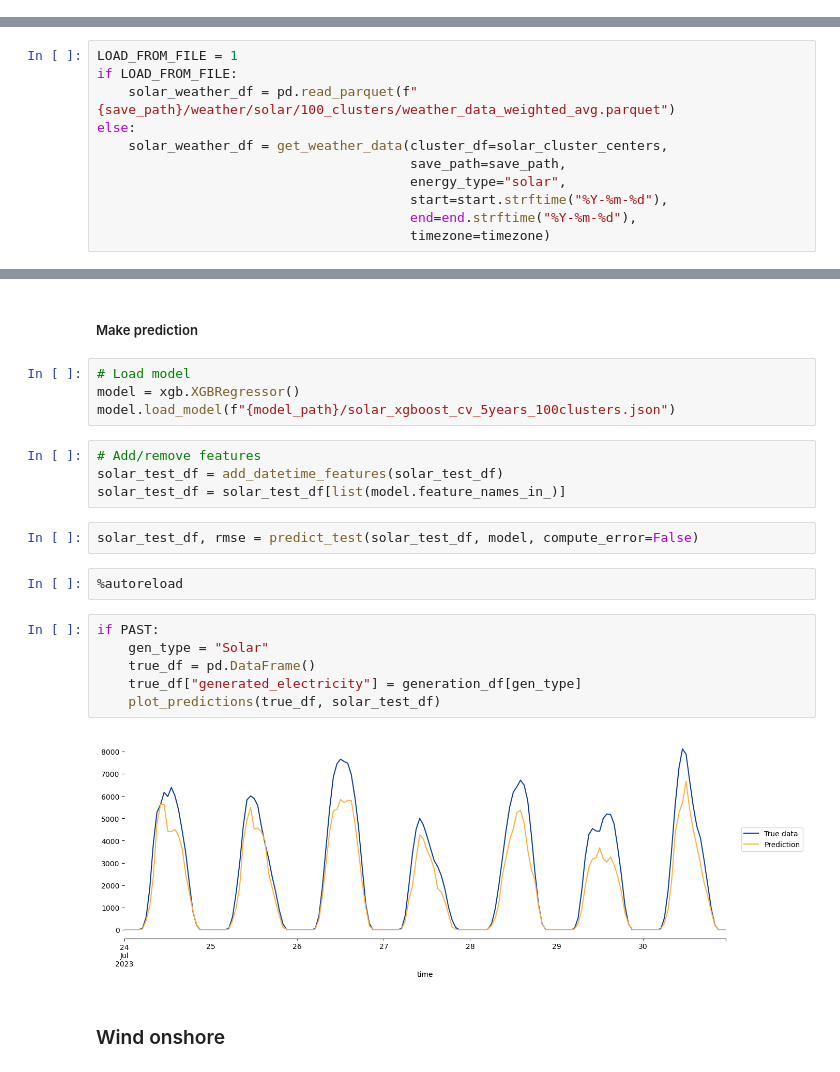
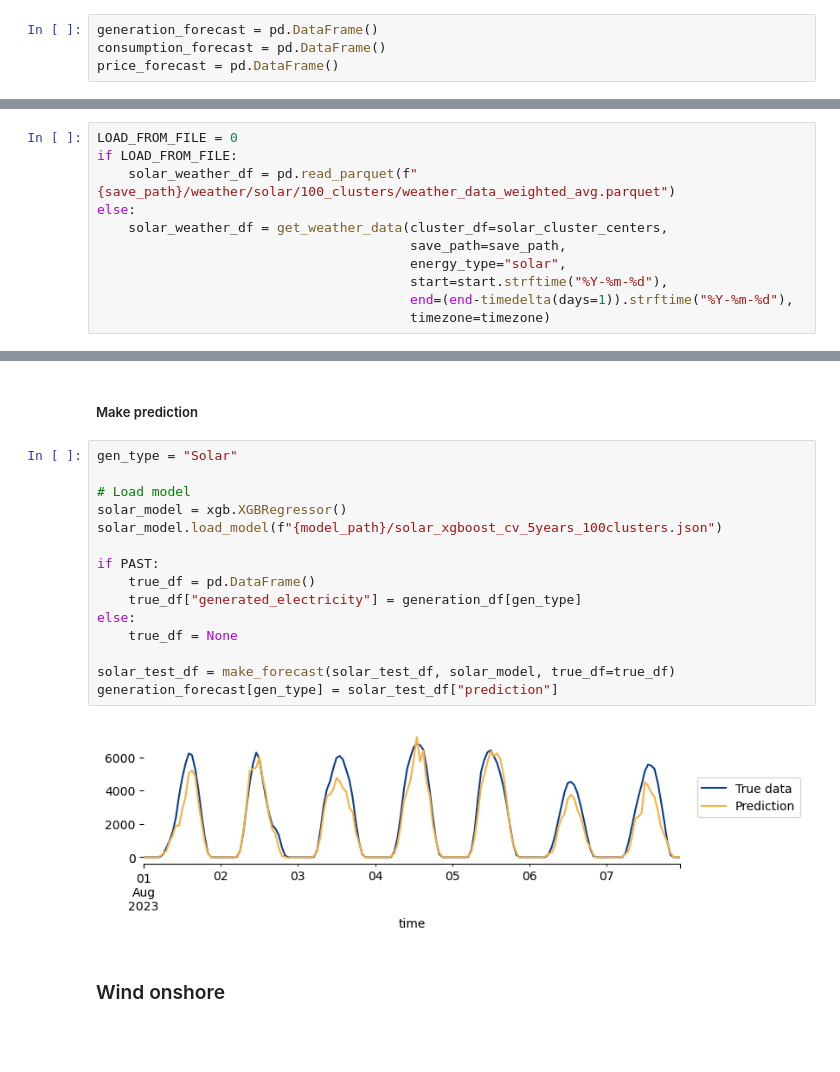
Before and after one commit to PiaSchroeder/REpred, a Jupyter notebook: RE_prediction.ipynb, the cells around one changed output, grey strips where cells are left out. Drawn from its saved outputs; the diff is of its cells as text; blank space fills up the shorter version.

```diff
--- a/RE_prediction.ipynb
+++ b/RE_prediction.ipynb
@@ -125,3 +119,7 @@ if PAST:
+# %%
+generation_forecast = pd.DataFrame()
+consumption_forecast = pd.DataFrame()
+price_forecast = pd.DataFrame()
 # %% [markdown]
 ## 1. Renewables
 # %% [markdown]
@@ -135,7 +133,7 @@ solar_cluster_centers = pd.read_parquet(f"{fpath}/MaStR_data/solar_clusters_100_
 # %% [markdown]
 ##### Get weather data
 # %%
-LOAD_FROM_FILE = 1
+LOAD_FROM_FILE = 0
 if LOAD_FROM_FILE:
     solar_weather_df = pd.read_parquet(f"{save_path}/weather/solar/100_clusters/weather_data_weighted_avg.parquet")
 else:
@@ -143,5 +141,5 @@ else:
                                         save_path=save_path,
                                         energy_type="solar",
                                         start=start.strftime("%Y-%m-%d"),
-                                        end=end.strftime("%Y-%m-%d"),
+                                        end=(end-timedelta(days=1)).strftime("%Y-%m-%d"),
                                         timezone=timezone)
@@ -156,25 +158,22 @@ solar_test_df.to_parquet(f"{save_path}/solar_data_final_100_clusters_{start_date
 # %% [markdown]
 ##### Make prediction
 # %%
+gen_type = "Solar"
+
 # Load model
-model = xgb.XGBRegressor()
-model.load_model(f"{model_path}/solar_xgboost_cv_5years_100clusters.json")
+solar_model = xgb.XGBRegressor()
+solar_model.load_model(f"{model_path}/solar_xgboost_cv_5years_100clusters.json")
+
+if PAST:
+    true_df = pd.DataFrame()
+    true_df["generated_electricity"] = generation_df[gen_type]
+else:
+    true_df = None
+
+solar_test_df = make_forecast(solar_test_df, solar_model, true_df=true_df)
+generation_forecast[gen_type] = solar_test_df["prediction"]
+# %% [output]
+[figure, added]
-# %%
-# Add/remove features
-solar_test_df = add_datetime_features(solar_test_df)
-solar_test_df = solar_test_df[list(model.feature_names_in_)]
-# %%
-solar_test_df, rmse = predict_test(solar_test_df, model, compute_error=False)
-# %%
-%autoreload
-# %%
-if PAST:
-    gen_type = "Solar"
-    true_df = pd.DataFrame()
-    true_df["generated_electricity"] = generation_df[gen_type]
-    plot_predictions(true_df, solar_test_df)
-# %% [output]
-[figure, removed]
 # %% [markdown]
 ### Wind onshore
 # %% [markdown]
```
Also changed, not shown: parts of 75 cells of this notebook, 15 other files.
